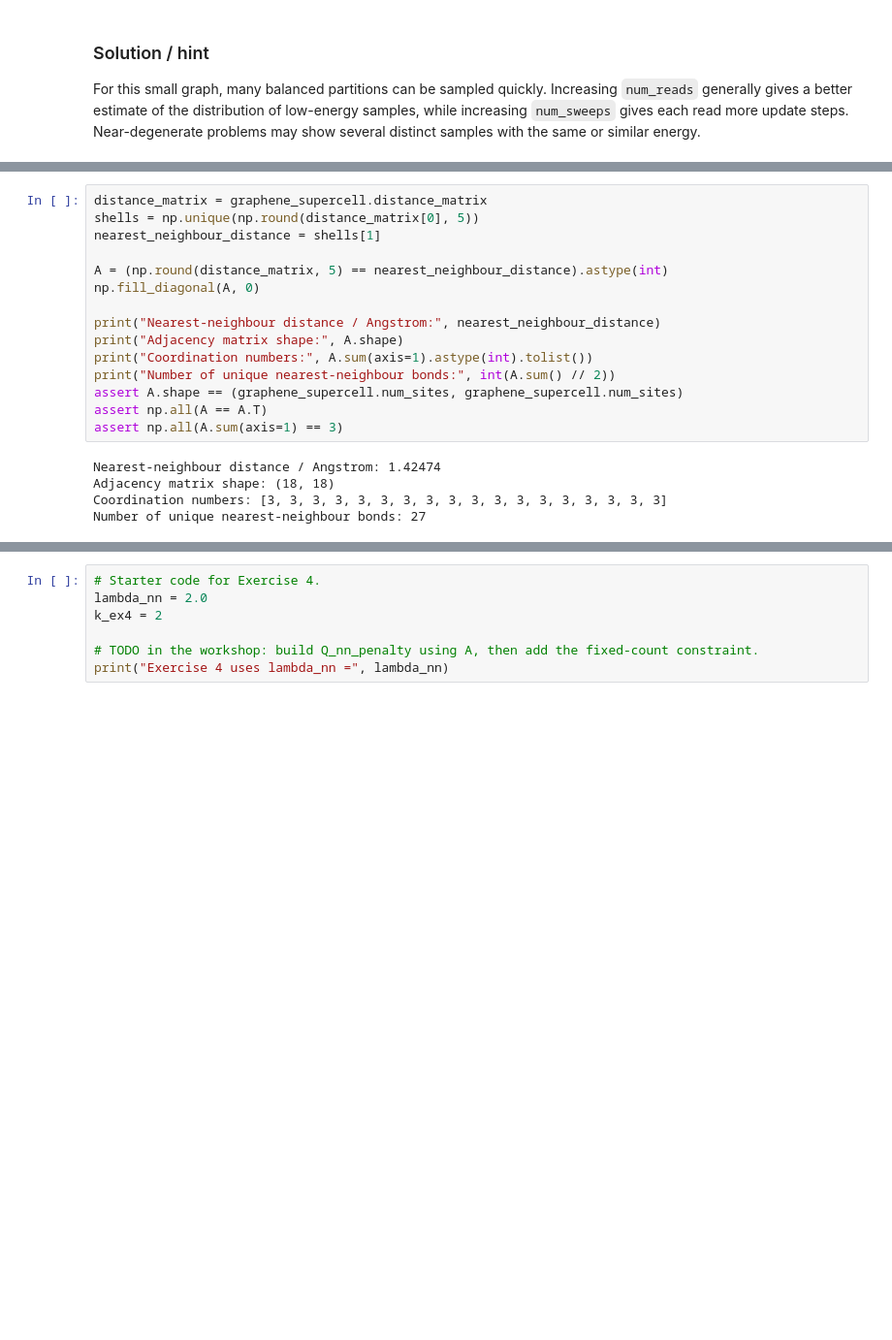
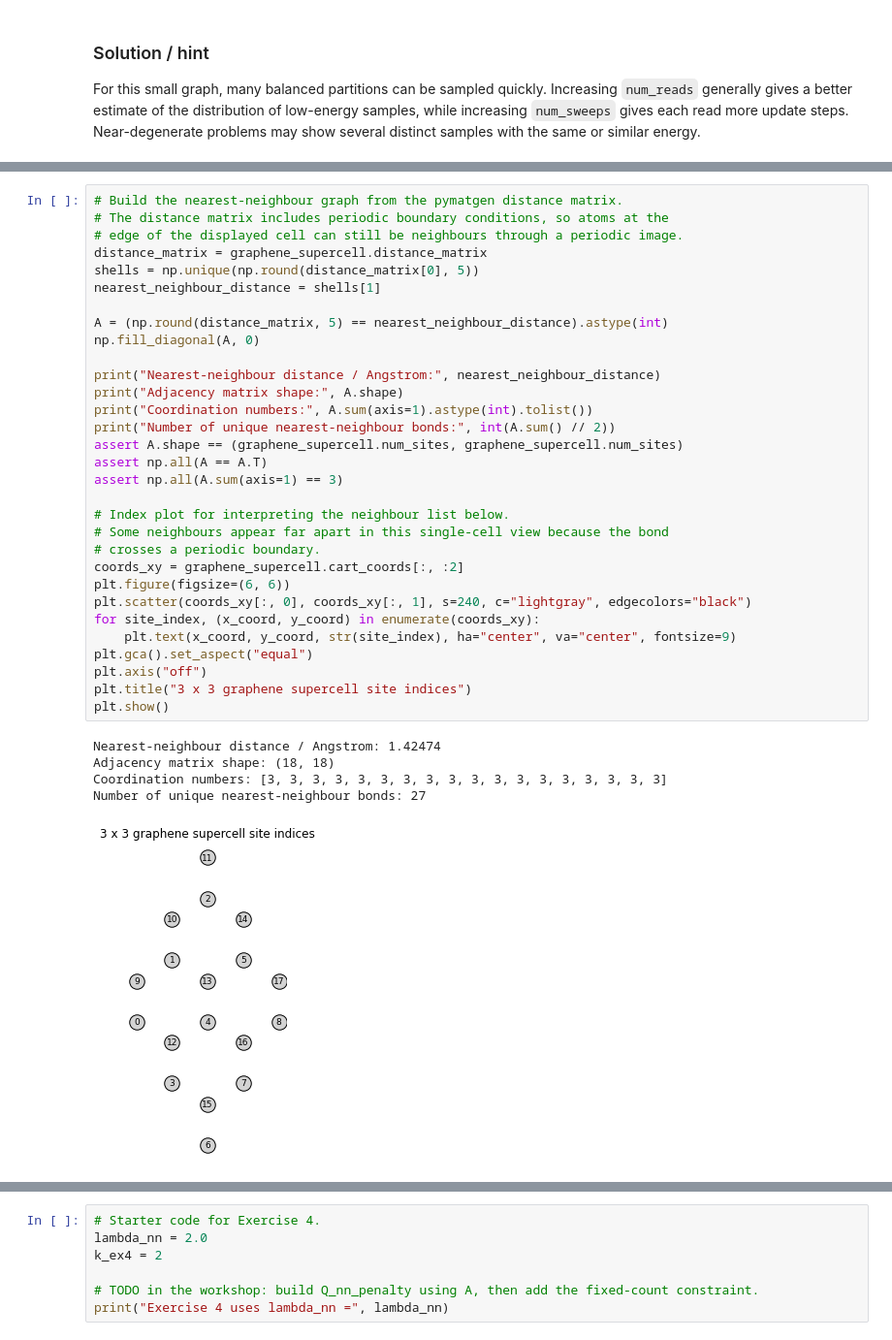
Before and after one commit to cmc-ucl/qubo-materials-tutorial, a Jupyter notebook: QUBO_tutorial.ipynb, the cells around one changed output, grey strips where cells are left out. Shown at 97% size. Cells and saved outputs as stored; diff of their text form; blank space fills up the shorter version.

```diff
--- a/QUBO_tutorial.ipynb
+++ b/QUBO_tutorial.ipynb
@@ -719,22 +786,39 @@ Lattice matrix for the supercell:
 # %%
+# Build the nearest-neighbour graph from the pymatgen distance matrix.
+# The distance matrix includes periodic boundary conditions, so atoms at the
+# edge of the displayed cell can still be neighbours through a periodic image.
 distance_matrix = graphene_supercell.distance_matrix
 shells = np.unique(np.round(distance_matrix[0], 5))
 nearest_neighbour_distance = shells[1]
 
 A = (np.round(distance_matrix, 5) == nearest_neighbour_distance).astype(int)
 np.fill_diagonal(A, 0)
 
 print("Nearest-neighbour distance / Angstrom:", nearest_neighbour_distance)
 print("Adjacency matrix shape:", A.shape)
 print("Coordination numbers:", A.sum(axis=1).astype(int).tolist())
 print("Number of unique nearest-neighbour bonds:", int(A.sum() // 2))
 assert A.shape == (graphene_supercell.num_sites, graphene_supercell.num_sites)
 assert np.all(A == A.T)
 assert np.all(A.sum(axis=1) == 3)
+
+# Index plot for interpreting the neighbour list below.
+# Some neighbours appear far apart in this single-cell view because the bond
+# crosses a periodic boundary.
+coords_xy = graphene_supercell.cart_coords[:, :2]
+plt.figure(figsize=(6, 6))
+plt.scatter(coords_xy[:, 0], coords_xy[:, 1], s=240, c="lightgray", edgecolors="black")
+for site_index, (x_coord, y_coord) in enumerate(coords_xy):
+    plt.text(x_coord, y_coord, str(site_index), ha="center", va="center", fontsize=9)
+plt.gca().set_aspect("equal")
+plt.axis("off")
+plt.title("3 x 3 graphene supercell site indices")
+plt.show()
 # %% [output]
 Nearest-neighbour distance / Angstrom: 1.42474
 Adjacency matrix shape: (18, 18)
 Coordination numbers: [3, 3, 3, 3, 3, 3, 3, 3, 3, 3, 3, 3, 3, 3, 3, 3, 3, 3]
 Number of unique nearest-neighbour bonds: 27
+[figure, added]
 # %%
 # Print the neighbour list. Periodic boundary conditions are included by pymatgen.
```
Also changed, not shown: parts of 50 cells of this notebook.
